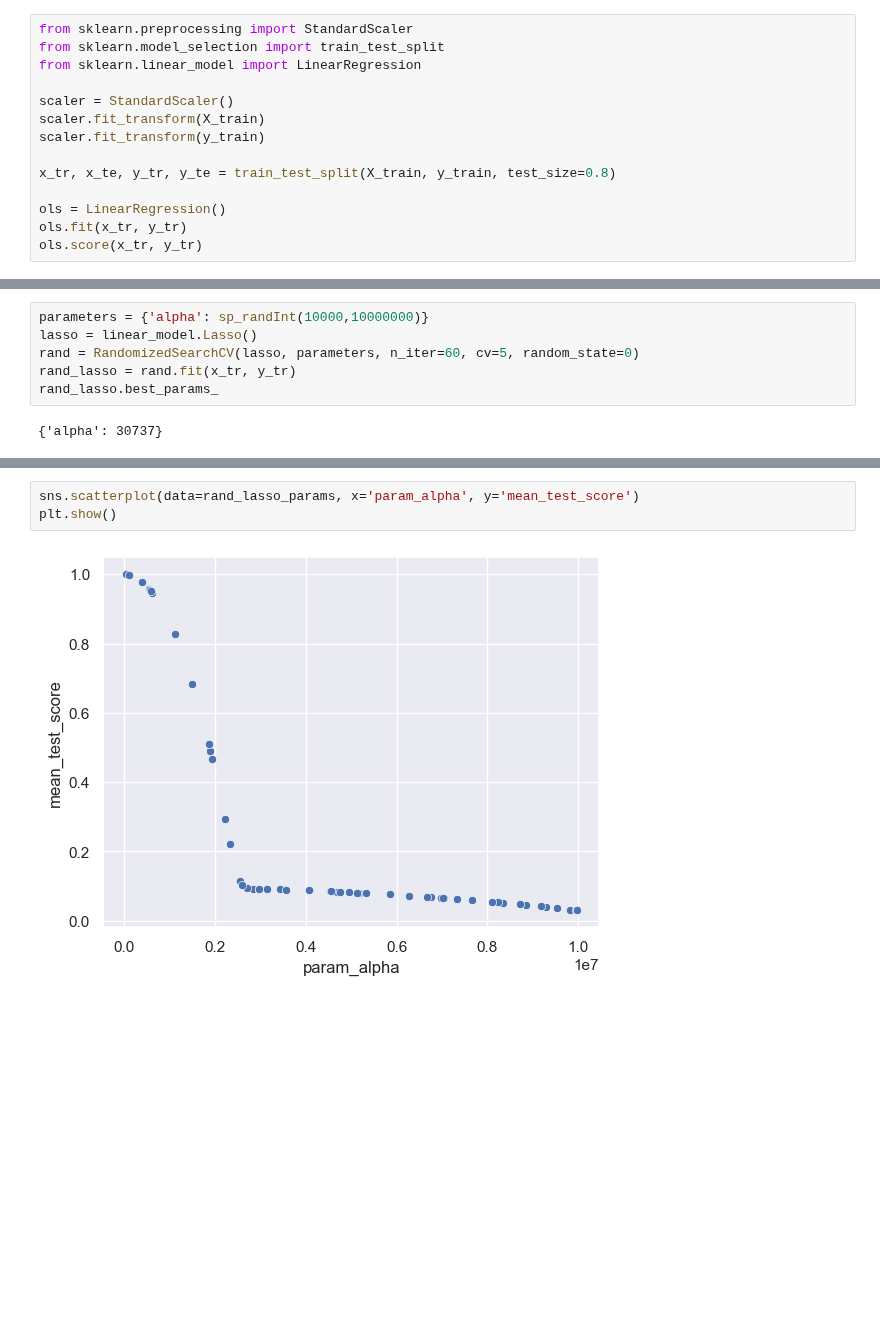
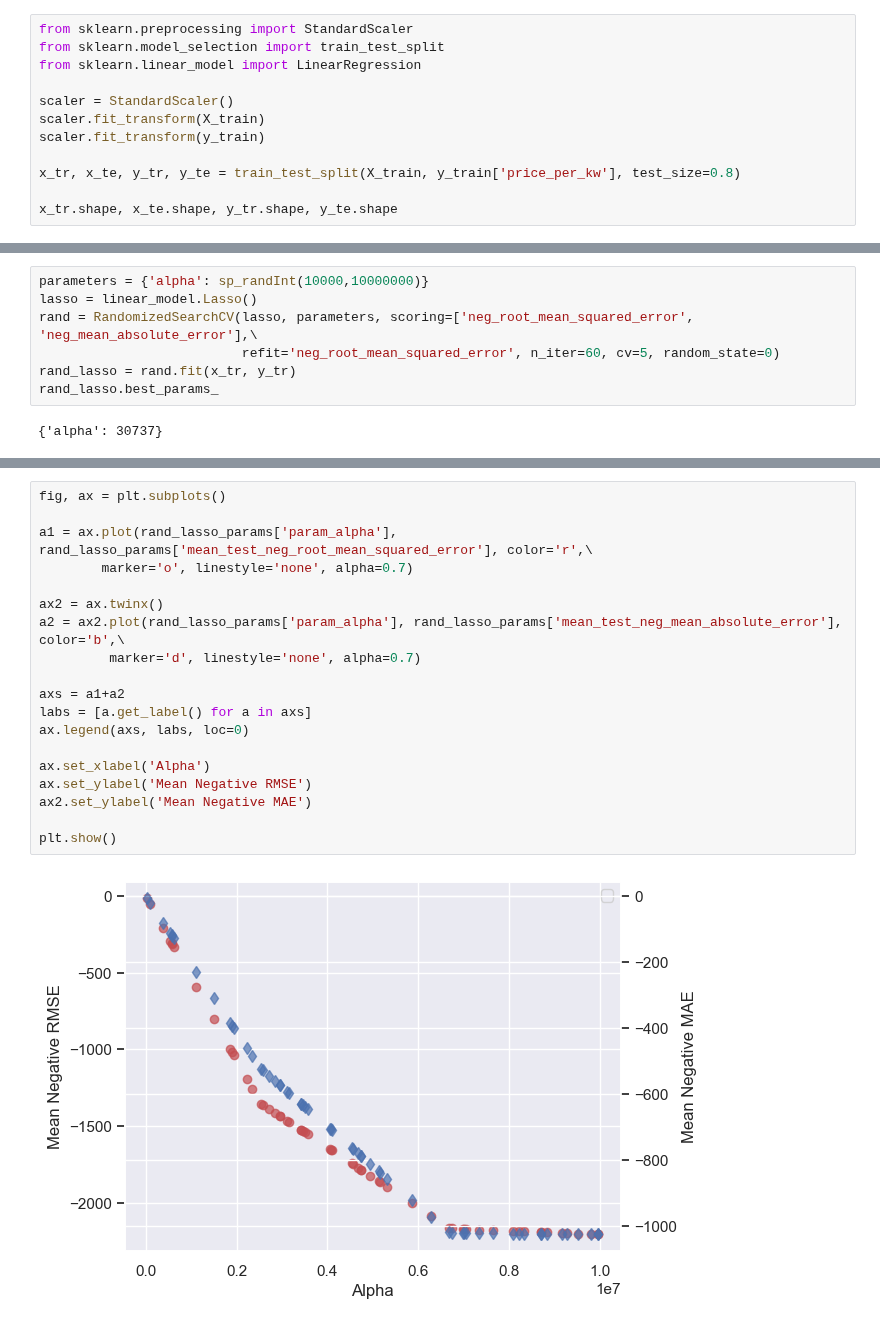
Before and after one commit to zjbrown0689/Solar-Panel-Capstone, a Jupyter notebook: notebooks/model_development.ipynb, the cells around one changed output, grey strips where cells are left out. Drawn from its saved outputs; the diff is of its cells as text; blank space fills up the shorter version.

```diff
--- a/notebooks/model_development.ipynb
+++ b/notebooks/model_development.ipynb
@@ -35,9 +53,7 @@ scaler = StandardScaler()
 scaler.fit_transform(X_train)
 scaler.fit_transform(y_train)
 
-x_tr, x_te, y_tr, y_te = train_test_split(X_train, y_train, test_size=0.8)
+x_tr, x_te, y_tr, y_te = train_test_split(X_train, y_train['price_per_kw'], test_size=0.8)
 
-ols = LinearRegression()
-ols.fit(x_tr, y_tr)
-ols.score(x_tr, y_tr)
+x_tr.shape, x_te.shape, y_tr.shape, y_te.shape
 # %% [output]
@@ -105,7 +151,8 @@ plt.show()
 # %%
 parameters = {'alpha': sp_randInt(10000,10000000)}
 lasso = linear_model.Lasso()
-rand = RandomizedSearchCV(lasso, parameters, n_iter=60, cv=5, random_state=0)
+rand = RandomizedSearchCV(lasso, parameters, scoring=['neg_root_mean_squared_error', 'neg_mean_absolute_error'],\
+                          refit='neg_root_mean_squared_error', n_iter=60, cv=5, random_state=0)
 rand_lasso = rand.fit(x_tr, y_tr)
 rand_lasso.best_params_
 # %% [output]
@@ -123,5 +171,21 @@ rand_lasso_params.head()
 # %%
-sns.scatterplot(data=rand_lasso_params, x='param_alpha', y='mean_test_score')
+fig, ax = plt.subplots()
+
+a1 = ax.plot(rand_lasso_params['param_alpha'], rand_lasso_params['mean_test_neg_root_mean_squared_error'], color='r',\
+        marker='o', linestyle='none', alpha=0.7)
+
+ax2 = ax.twinx()
+a2 = ax2.plot(rand_lasso_params['param_alpha'], rand_lasso_params['mean_test_neg_mean_absolute_error'], color='b',\
+         marker='d', linestyle='none', alpha=0.7)
+
+axs = a1+a2
+labs = [a.get_label() for a in axs]
+ax.legend(axs, labs, loc=0)
+
+ax.set_xlabel('Alpha')
+ax.set_ylabel('Mean Negative RMSE')
+ax2.set_ylabel('Mean Negative MAE')
+
 plt.show()
 # %% [output]
-[figure, old version]
+[figure, new version]
```
Also changed, not shown: parts of 22 cells of this notebook.
